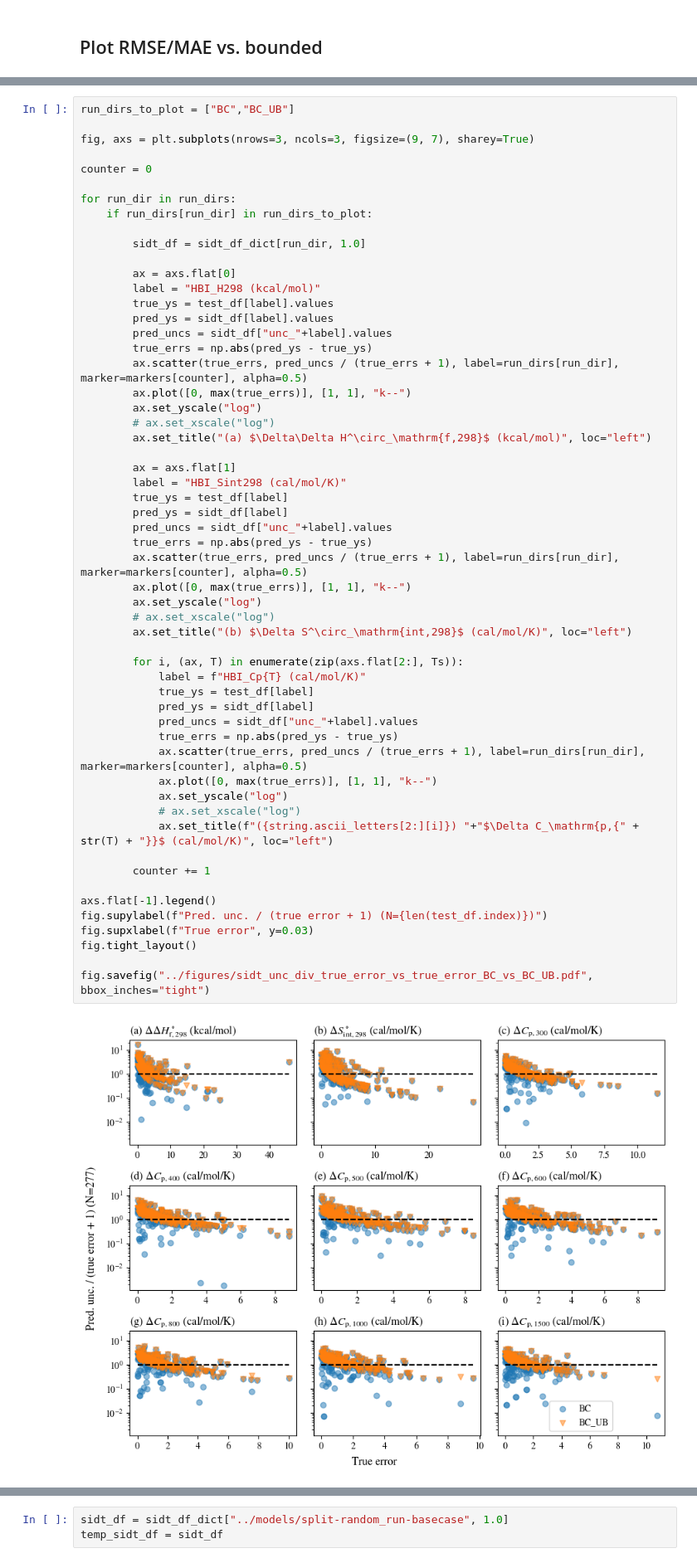
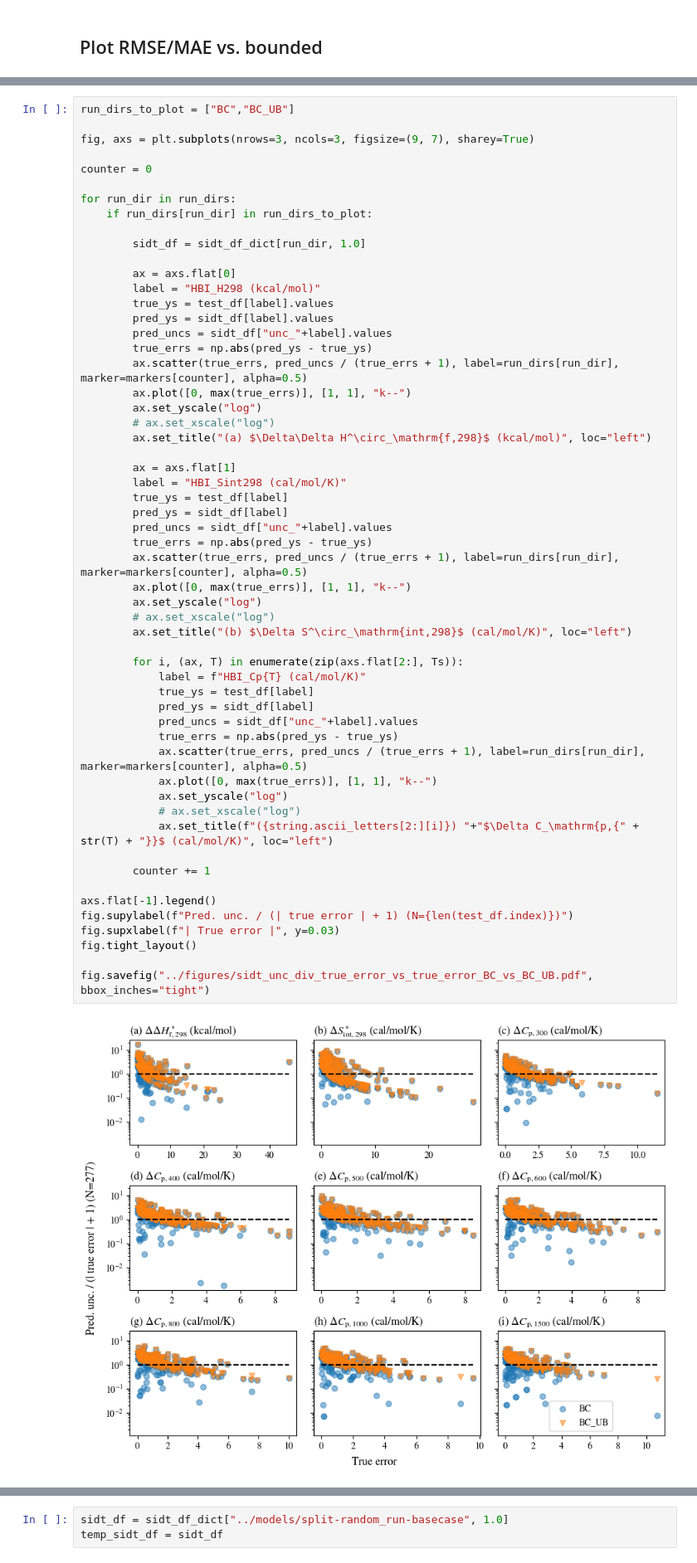
Before and after one commit to hwpang/RadicalTree, a Jupyter notebook: notebooks/8.7_plot_bounded_uncertainty.ipynb, the cells around one changed output, grey strips where cells are left out. Shown at 83% size. Cells and saved outputs as stored; diff of their text form.

Commit message:
Improve plots

```diff
--- a/notebooks/8.7_plot_bounded_uncertainty.ipynb
+++ b/notebooks/8.7_plot_bounded_uncertainty.ipynb
@@ -246,36 +248,36 @@ for run_dir in run_dirs:
         label = "HBI_Sint298 (cal/mol/K)"
         true_ys = test_df[label]
         pred_ys = sidt_df[label]
         pred_uncs = sidt_df["unc_"+label].values
         true_errs = np.abs(pred_ys - true_ys)
         ax.scatter(true_errs, pred_uncs / (true_errs + 1), label=run_dirs[run_dir], marker=markers[counter], alpha=0.5)
         ax.plot([0, max(true_errs)], [1, 1], "k--")
         ax.set_yscale("log")
         # ax.set_xscale("log")
         ax.set_title("(b) $\Delta S^\circ_\mathrm{int,298}$ (cal/mol/K)", loc="left")
 
         for i, (ax, T) in enumerate(zip(axs.flat[2:], Ts)):
             label = f"HBI_Cp{T} (cal/mol/K)"
             true_ys = test_df[label]
             pred_ys = sidt_df[label]
             pred_uncs = sidt_df["unc_"+label].values
             true_errs = np.abs(pred_ys - true_ys)
             ax.scatter(true_errs, pred_uncs / (true_errs + 1), label=run_dirs[run_dir], marker=markers[counter], alpha=0.5)
             ax.plot([0, max(true_errs)], [1, 1], "k--")
             ax.set_yscale("log")
             # ax.set_xscale("log")
             ax.set_title(f"({string.ascii_letters[2:][i]}) "+"$\Delta C_\mathrm{p,{" + str(T) + "}}$ (cal/mol/K)", loc="left")
 
         counter += 1
 
 axs.flat[-1].legend()
-fig.supylabel(f"Pred. unc. / (true error + 1) (N={len(test_df.index)})")
-fig.supxlabel(f"True error", y=0.03)
+fig.supylabel(f"Pred. unc. / (| true error | + 1) (N={len(test_df.index)})")
+fig.supxlabel(f"| True error |", y=0.03)
 fig.tight_layout()
 
 fig.savefig("../figures/sidt_unc_div_true_error_vs_true_error_BC_vs_BC_UB.pdf", bbox_inches="tight")
 # %% [output]
-[figure, old version]
+[figure, new version]
 # %%
 run_dirs_to_plot = ["AP_UB"]
 
```
Also changed, not shown: parts of 1 cell of this notebook, 2 other files.
